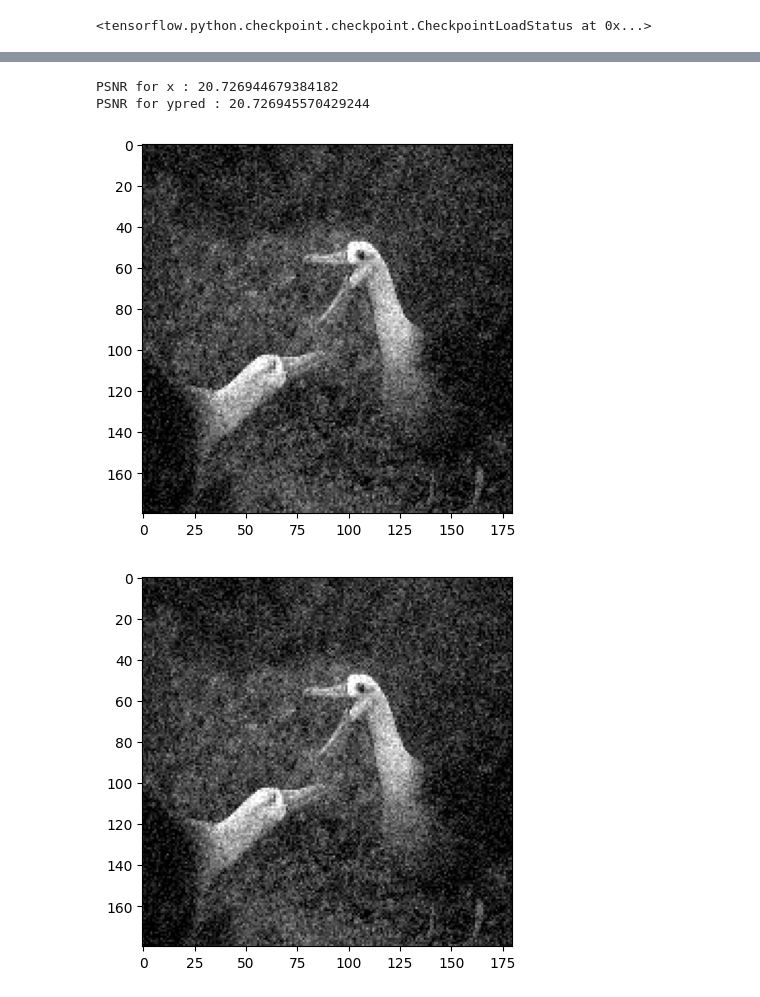
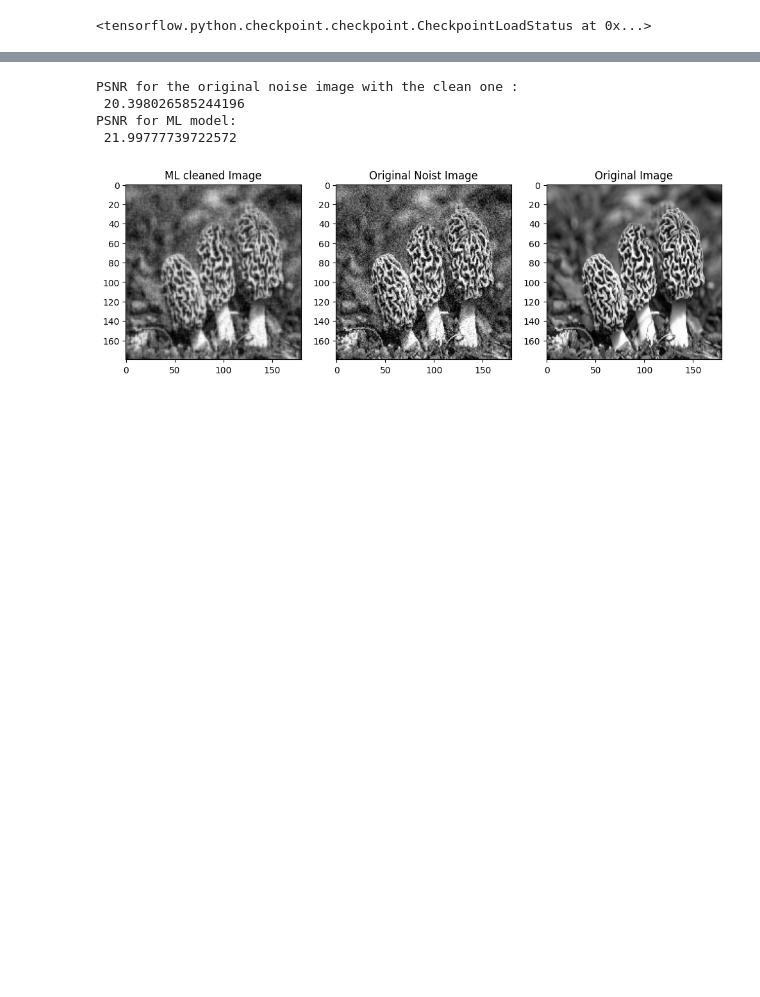
Before and after one commit to AlliBusa/denoising-self-study, a Jupyter notebook: test_trial_deep_priors.ipynb, the cells around one changed output, grey strips where cells are left out. Drawn from its saved outputs; the diff is of its cells as text; code cells hidden in the pictures; blank space fills up the shorter version.

```diff
--- a/test_trial_deep_priors.ipynb
+++ b/test_trial_deep_priors.ipynb
@@ -320,7 +230,0 @@ os.listdir(checkpoint_dir)
-# %%
-# history = model.fit(train_gen,validation_data = val_gen,
-#                     epochs=4,
-#                     callbacks=[cp_callback])
-
-historySimple = modelSimple.fit(Xtrain[1:100,:], ytrain[1:100,:], validation_data=(Xval[1:100,:], yval[1:100,:]),
-                    epochs=2)
@@ -331,0 +231,3 @@ Epoch 2/2
+# %%
+historySimple = modelSimple.fit(Xtrain, ytrain, validation_data=(Xval, yval),
+                    epochs=100)
@@ -332,3 +252,3 @@ Epoch 2/2
 # %%
-y_pred = modelSimple.predict(Xtest[1:2,], batch_size=1)
+y_pred = modelSimple.predict(Xtest[0:10,])
 # %% [output]
@@ -335,0 +258,18 @@ y_pred = modelSimple.predict(Xtest[1:2,], batch_size=1)
+# %%
+def evaluateImage(ytest, Xtest, y_pred, ind):
+  original_image = ytest[ind,]
+  print(f'PSNR for the original noise image with the clean one : \n {peak_signal_noise_ratio(ytest[ind,], Xtest[ind,],data_range=original_image.max() - original_image.min())}')
+  print(f'PSNR for ML model: \n {peak_signal_noise_ratio(ytest[ind,], y_pred[ind,:,:,0],data_range=original_image.max() - original_image.min())}')
+
+  fig, axes = plt.subplots(1, 3, figsize=(12, 4))
+
+  axes[0].imshow(y_pred[ind,:,:,0], cmap='gray')
+  axes[0].set_title("ML cleaned Image")
+
+  axes[1].imshow(Xtest[ind,:,:], cmap='gray')
+  axes[1].set_title("Original Noist Image")
+
+  axes[2].imshow(original_image, cmap='gray')
+  axes[2].set_title("Original Image")
+
+  plt.show()
@@ -336,7 +327,8 @@ y_pred = modelSimple.predict(Xtest[1:2,], batch_size=1)
 # %%
-evaluateImage(original_image, Xtest, y_pred)
+evaluateImage(ytest, Xtest, y_pred, 0)
 # %% [output]
-PSNR for x : 20.726944679384182
-PSNR for ypred : 20.726945570429244
+PSNR for the original noise image with the clean one :
+ 20.398026585244196
+PSNR for ML model:
+ 21.99777739722572
-[figure, old version]
+[figure, new version]
-[figure, removed]
```
Also changed, not shown: parts of 36 cells of this notebook.
